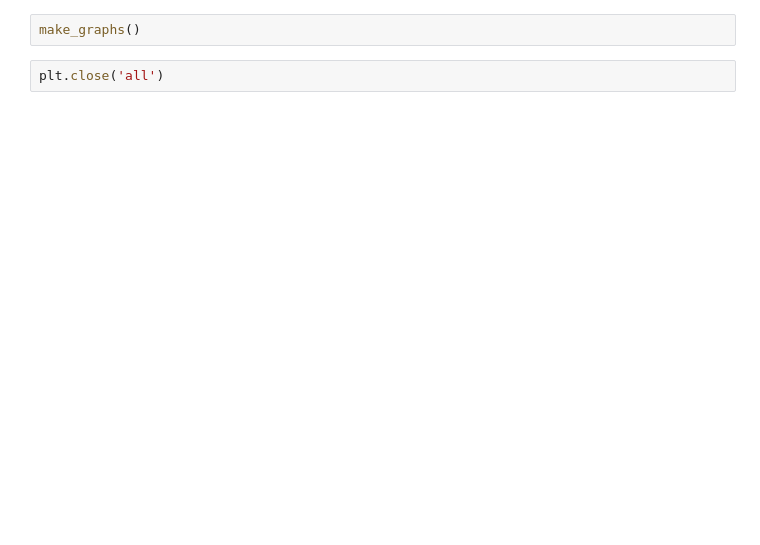
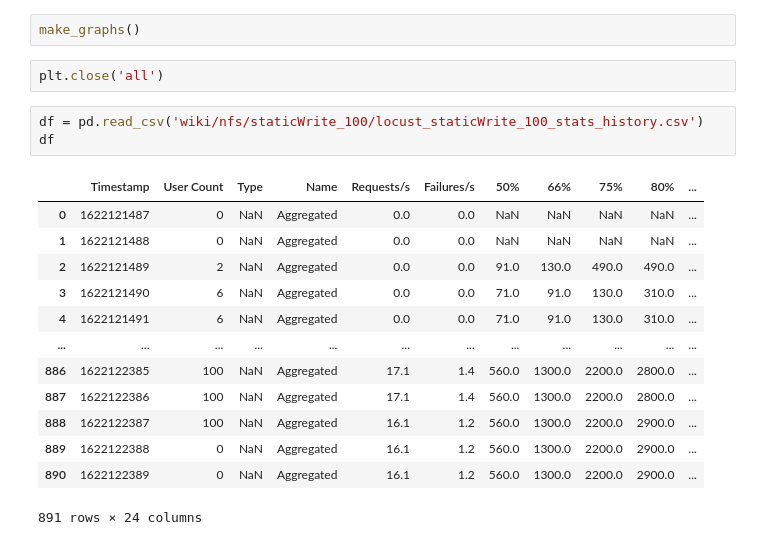
Before and after one commit to vascoalramos/kubernetes-storage-bench, a Jupyter notebook: benchmarks/Processamento de dados.ipynb, the cells around one changed output. Drawn from its saved outputs; the diff is of its cells as text; blank space fills up the shorter version.

```diff
--- a/benchmarks/Processamento de dados.ipynb
+++ b/benchmarks/Processamento de dados.ipynb
@@ -165,3 +165,20 @@ make_cpu_mem_graph('Wiki', 'NFS', 'staticWrite', 100, 'mem', False)
 make_graphs()
 # %%
 plt.close('all')
+# %%
+df = pd.read_csv('wiki/nfs/staticWrite_100/locust_staticWrite_100_stats_history.csv')
+df
+# %% [output]
+|  | Timestamp | User Count | Type | Name | Requests/s | Failures/s | 50% | 66% | 75% | 80% | ... |
+| 0 | 1622121487 | 0 | NaN | Aggregated | 0.0 | 0.0 | NaN | NaN | NaN | NaN | ... |
+| 1 | 1622121488 | 0 | NaN | Aggregated | 0.0 | 0.0 | NaN | NaN | NaN | NaN | ... |
+| 2 | 1622121489 | 2 | NaN | Aggregated | 0.0 | 0.0 | 91.0 | 130.0 | 490.0 | 490.0 | ... |
+| 3 | 1622121490 | 6 | NaN | Aggregated | 0.0 | 0.0 | 71.0 | 91.0 | 130.0 | 310.0 | ... |
+| 4 | 1622121491 | 6 | NaN | Aggregated | 0.0 | 0.0 | 71.0 | 91.0 | 130.0 | 310.0 | ... |
+| ... | ... | ... | ... | ... | ... | ... | ... | ... | ... | ... | ... |
+| 886 | 1622122385 | 100 | NaN | Aggregated | 17.1 | 1.4 | 560.0 | 1300.0 | 2200.0 | 2800.0 | ... |
+| 887 | 1622122386 | 100 | NaN | Aggregated | 17.1 | 1.4 | 560.0 | 1300.0 | 2200.0 | 2800.0 | ... |
+| 888 | 1622122387 | 100 | NaN | Aggregated | 16.1 | 1.2 | 560.0 | 1300.0 | 2200.0 | 2900.0 | ... |
+| 889 | 1622122388 | 0 | NaN | Aggregated | 16.1 | 1.2 | 560.0 | 1300.0 | 2200.0 | 2900.0 | ... |
+| 890 | 1622122389 | 0 | NaN | Aggregated | 16.1 | 1.2 | 560.0 | 1300.0 | 2200.0 | 2900.0 | ... |
+891 rows × 24 columns
```
Also changed, not shown: parts of 8 cells of this notebook, 48 other files.
